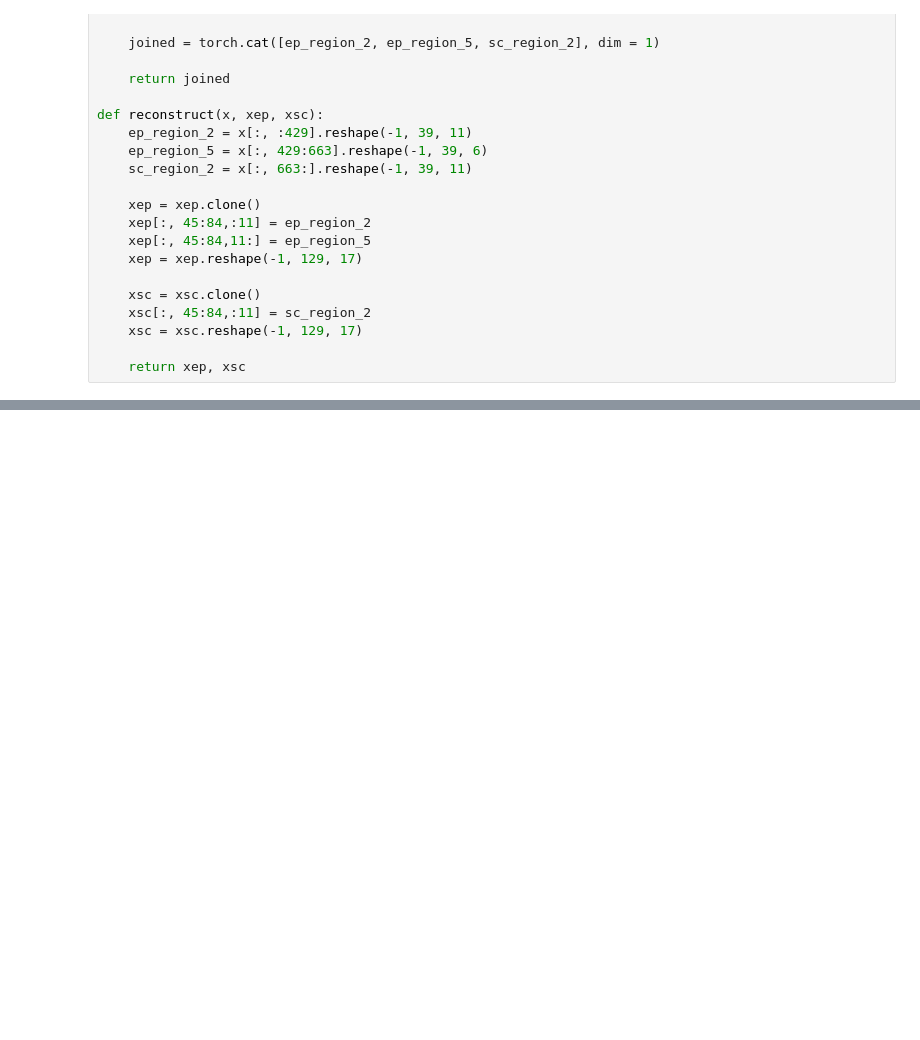
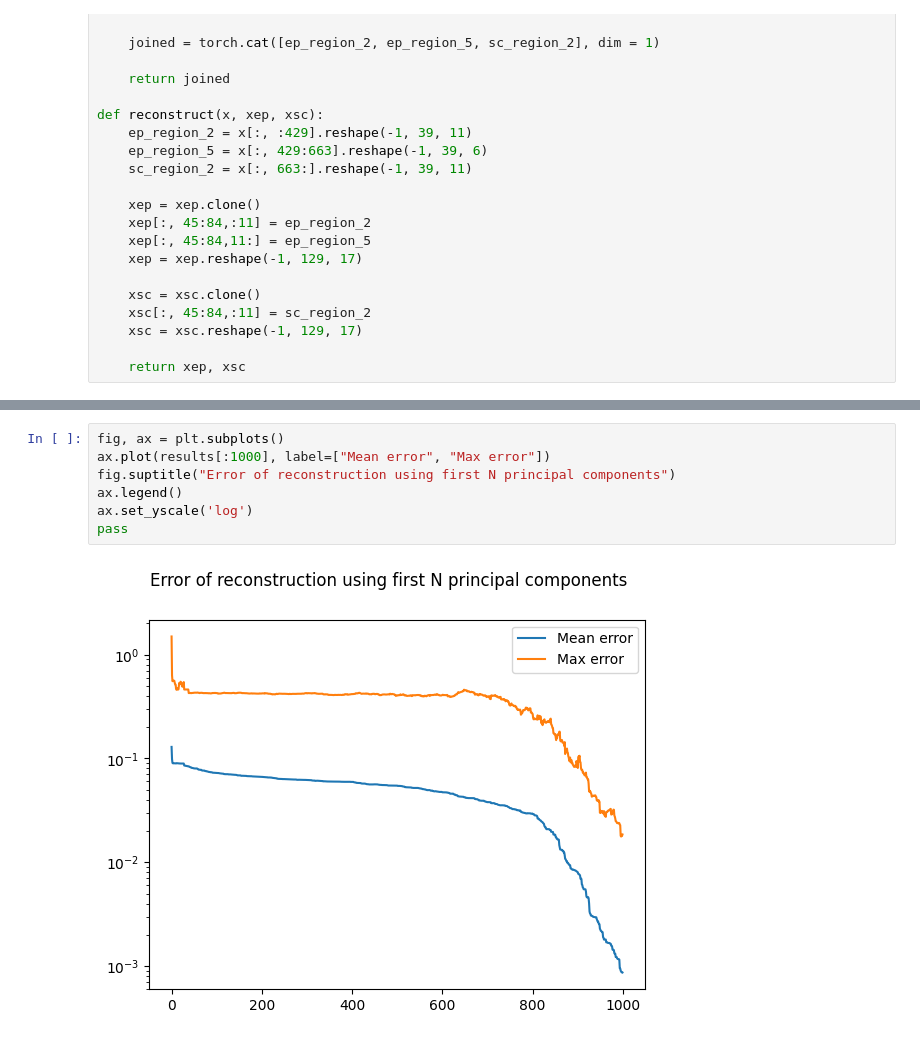
Before and after one commit to darinchau/physical-simulation-ml-3900, a Jupyter notebook: week8.ipynb, the cells around one changed output, grey strips where cells are left out. Drawn from its saved outputs; the diff is of its cells as text; blank space fills up the shorter version.

```diff
--- a/week8.ipynb
+++ b/week8.ipynb
@@ -130,0 +138,9 @@ Text(0.5, 0.98, 'Principal component proportions')
+# %%
+fig, ax = plt.subplots()
+ax.plot(results[:1000], label=["Mean error", "Max error"])
+fig.suptitle("Error of reconstruction using first N principal components")
+ax.legend()
+ax.set_yscale('log')
+pass
+# %% [output]
+[figure, added]
```
Also changed, not shown: parts of 8 cells of this notebook, 3 other files.
